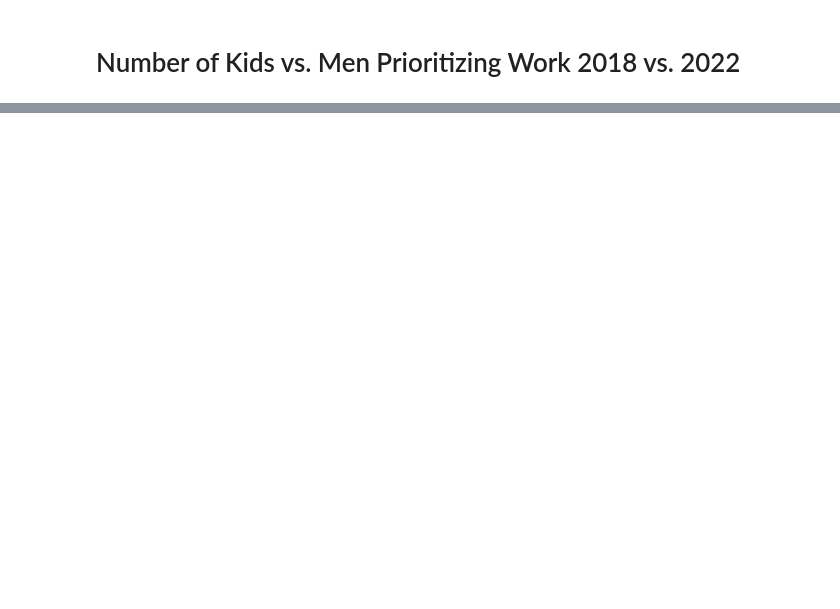
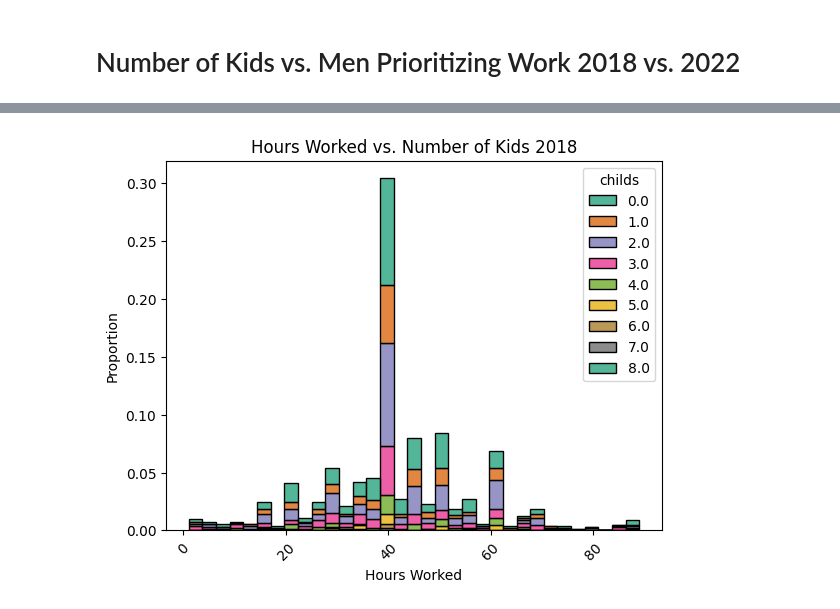
Before and after one commit to camigutie/EDA, a Jupyter notebook: GSS_Camila_Part.ipynb, the cells around one changed output, grey strips where cells are left out. Drawn from its saved outputs; the diff is of its cells as text; code cells hidden in the pictures; blank space fills up the shorter version.

```diff
--- a/GSS_Camila_Part.ipynb
+++ b/GSS_Camila_Part.ipynb
@@ -111,2 +115,11 @@ plt.show()
 # %% [markdown]
 # Number of Kids vs. Men Prioritizing Work 2018 vs. 2022
+# %%
+#Grouped Histogram of Number of Kids vs. Men Prioritizing Work 2018
+df2018['meovrwrk'] = pd.Categorical(df2018['meovrwrk'],categories=["strongly agree","agree","neither agree nor disagree","disagree","strongly disagree"],ordered=True)
+sns.histplot(data=df2018,x='meovrwrk',hue='childs',stat='proportion', multiple='stack', palette='Dark2')
+plt.title('Number of Kids vs. Men Prioritizing Work 2018')
+plt.xlabel('Men Prioritizing Work')
+plt.ylabel('Number of Kids')
+plt.xticks(rotation=45)
+plt.show()
@@ -112,0 +158,9 @@ plt.show()
+# %%
+# Hours Worked vs. Number of Kids 2018
+sns.histplot(data=df2018,x='hrs1',hue='childs',stat='proportion', multiple='stack', palette='Dark2')
+plt.title('Hours Worked vs. Number of Kids 2018')
+plt.xlabel('Hours Worked')
+plt.xticks(rotation=45)
+plt.show()
+# %% [output]
+[figure, added]
```
Also changed, not shown: parts of 7 cells of this notebook.
